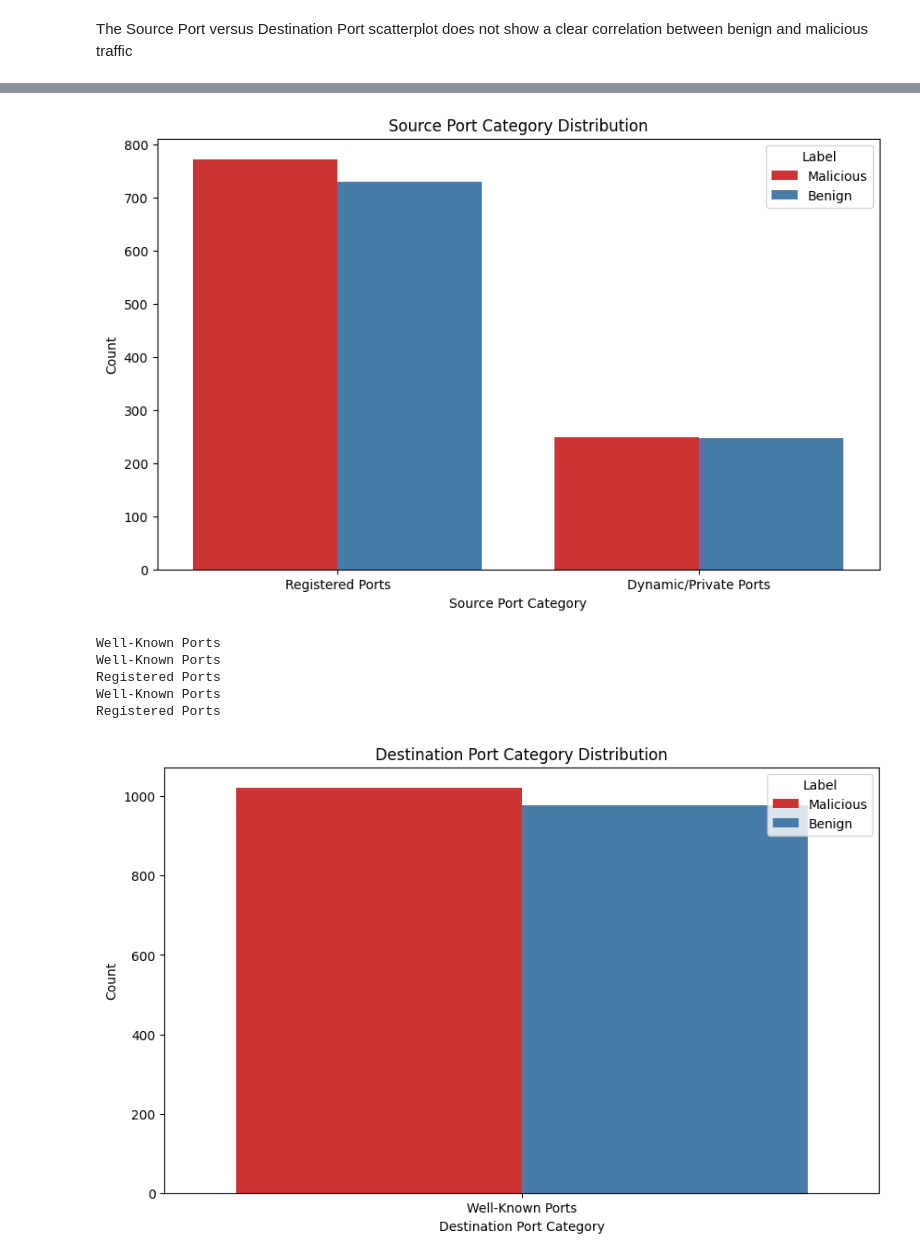
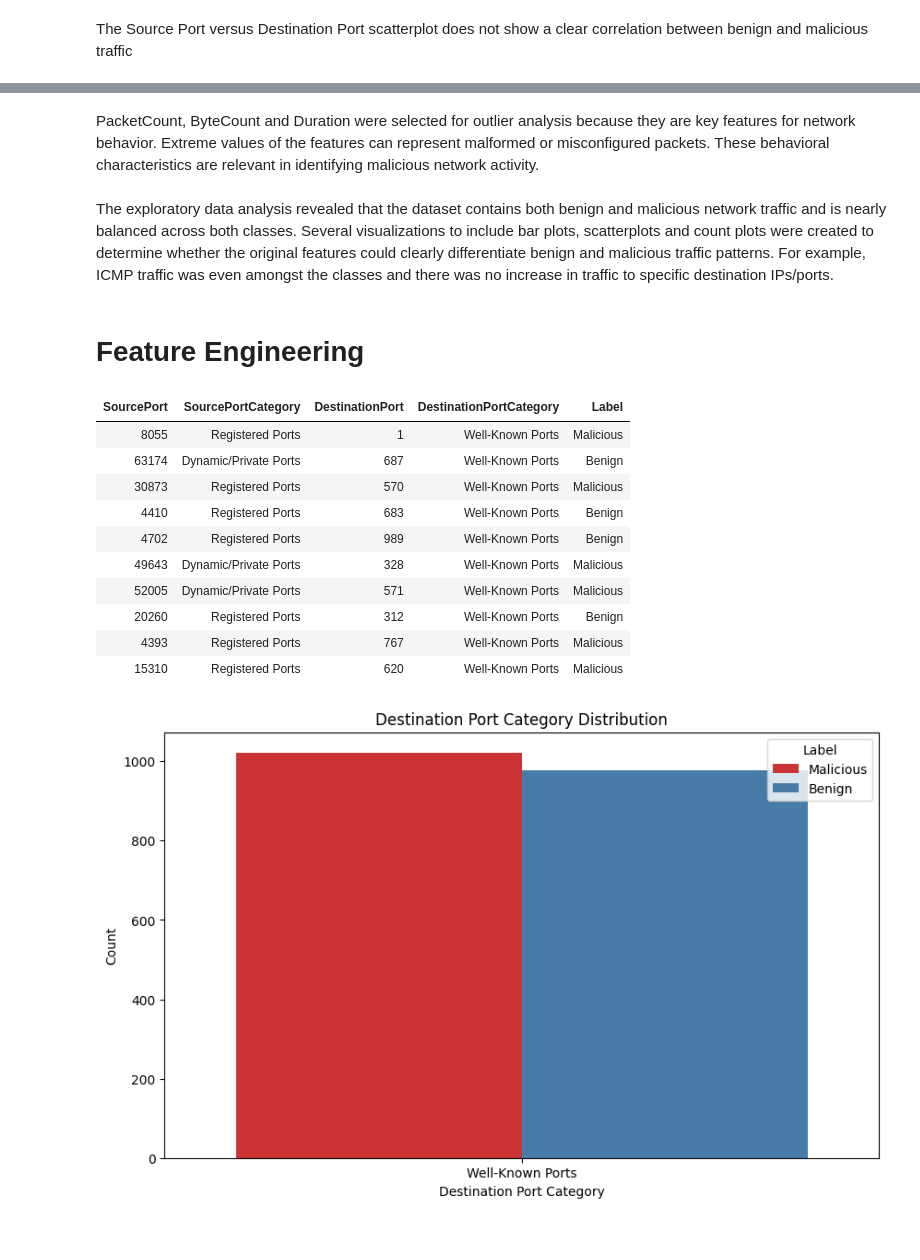
Before and after one commit to anthonyfeaster/UCB-AIML, a Jupyter notebook: Capstone/capstone_final.ipynb, the cells around one changed output, grey strips where cells are left out. Cells and saved outputs as stored; diff of their text form; code cells hidden in the pictures.

```diff
--- a/Capstone/capstone_final.ipynb
+++ b/Capstone/capstone_final.ipynb
@@ -319,36 +368,38 @@ The Source Port versus Destination Port scatterplot does not show a clear correl
+# %% [markdown]
+PacketCount, ByteCount and Duration were selected for outlier analysis because they are key features for network behavior. Extreme values of the features can represent malformed or misconfigured packets. These behavioral characteristics are relevant in identifying malicious network activity.
+# %% [markdown]
+The exploratory data analysis revealed that the dataset contains both benign and malicious network traffic and is nearly balanced across both classes. Several visualizations to include bar plots, scatterplots and count plots were created to determine whether the original features could clearly differentiate benign and malicious traffic patterns. For example, ICMP traffic was even amongst the classes and there was no increase in traffic to specific destination IPs/ports.
+# %% [markdown]
+# **Feature Engineering**
 # %%
+# Creating a function to categorize ports
 def categorize_port(port):
     if port <= 1023:
         return 'Well-Known Ports'
     elif port <= 49151:
         return 'Registered Ports'
     else:
         return 'Dynamic/Private Ports'
 
+# Categorizing Source Ports
 df['SourcePortCategory'] = df['SourcePort'].apply(categorize_port)
+
+# Categorizing Destination Ports
 df['DestinationPortCategory'] = df['DestinationPort'].apply(categorize_port)
 
-plt.figure(figsize=(10, 6))
-sns.countplot(x='SourcePortCategory', data=df, hue='Label', palette='Set1')
-plt.title('Source Port Category Distribution')
-plt.xlabel('Source Port Category')
-plt.ylabel('Count')
-plt.show()
+df[['SourcePort', 'SourcePortCategory', 'DestinationPort', 'DestinationPortCategory', 'Label']].head(10).style.hide(axis = "index")
 # %% [output]
-[figure, removed]
+| SourcePort | SourcePortCategory | DestinationPort | DestinationPortCategory | Label |
+| 8055 | Registered Ports | 1 | Well-Known Ports | Malicious |
+| 63174 | Dynamic/Private Ports | 687 | Well-Known Ports | Benign |
+| 30873 | Registered Ports | 570 | Well-Known Ports | Malicious |
+| 4410 | Registered Ports | 683 | Well-Known Ports | Benign |
+| 4702 | Registered Ports | 989 | Well-Known Ports | Benign |
+| 49643 | Dynamic/Private Ports | 328 | Well-Known Ports | Malicious |
+| 52005 | Dynamic/Private Ports | 571 | Well-Known Ports | Malicious |
+| 20260 | Registered Ports | 312 | Well-Known Ports | Benign |
+| 4393 | Registered Ports | 767 | Well-Known Ports | Malicious |
+| 15310 | Registered Ports | 620 | Well-Known Ports | Malicious |
-# %%
-#Testing the accuracy of the def
-print(categorize_port(80))
-print(categorize_port(443))
-print(categorize_port(12000))
-print(categorize_port(53))
-print(categorize_port(1024))
-# %% [output]
-Well-Known Ports
-Well-Known Ports
-Registered Ports
-Well-Known Ports
-Registered Ports
 # %%
 plt.figure(figsize=(10, 6))
 sns.countplot(x='DestinationPortCategory', data=df, hue='Label', palette='Set1')
```
Also changed, not shown: parts of 57 cells of this notebook.
